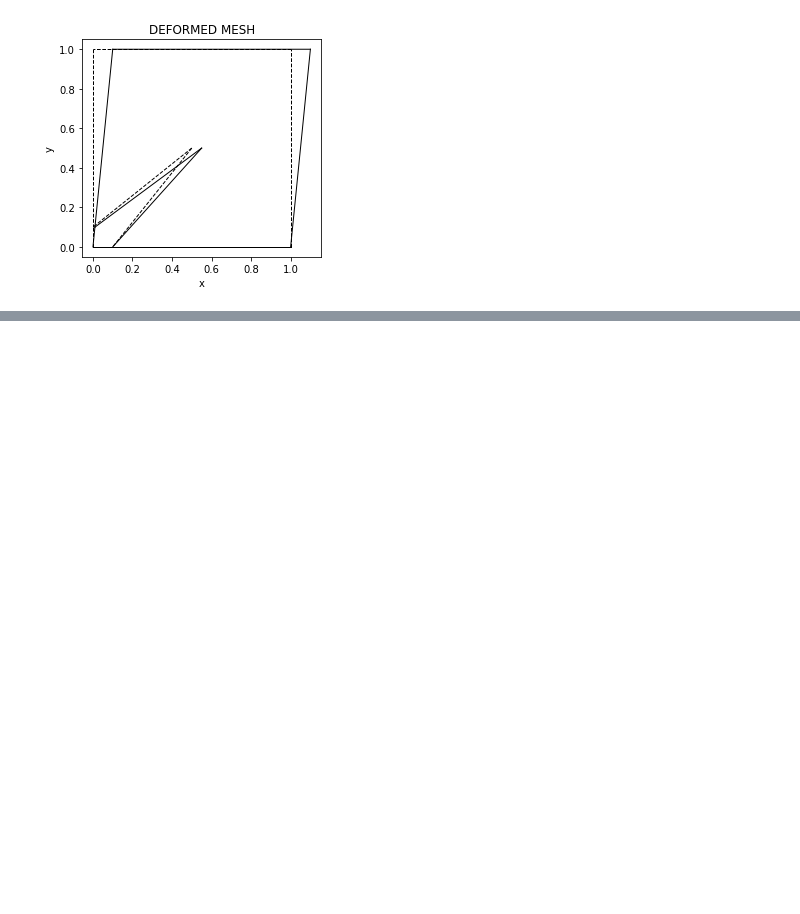
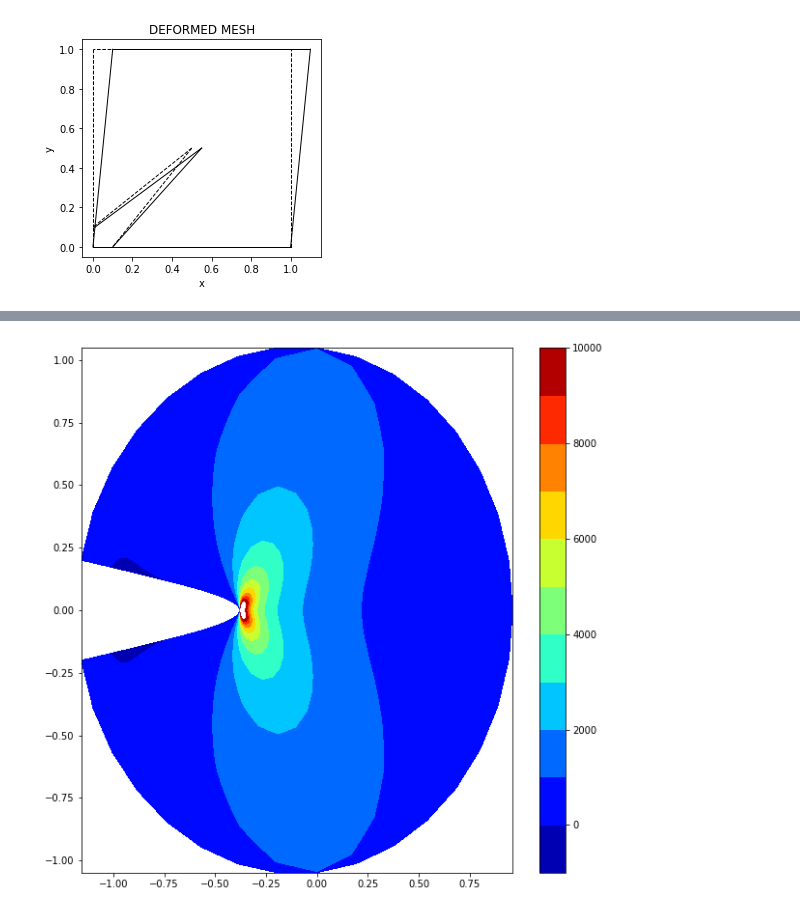
Before and after one commit to amemetov/sbfem-sandbox, a Jupyter notebook: notebooks/Example3.ipynb, the cells around one changed output, grey strips where cells are left out. Cells and saved outputs as stored; diff of their text form; code cells hidden in the pictures; blank space fills up the shorter version.

```diff
--- a/notebooks/Example3.ipynb
+++ b/notebooks/Example3.ipynb
@@ -109,0 +153,4 @@ deformed, fct = utils.plotDeformedMesh(d, coord, sdConn, opt)
+# %%
+plot_3_9_stress(8)
+# %% [output]
+[figure, added]
```
Also changed, not shown: parts of 5 cells of this notebook, 10 other files.
